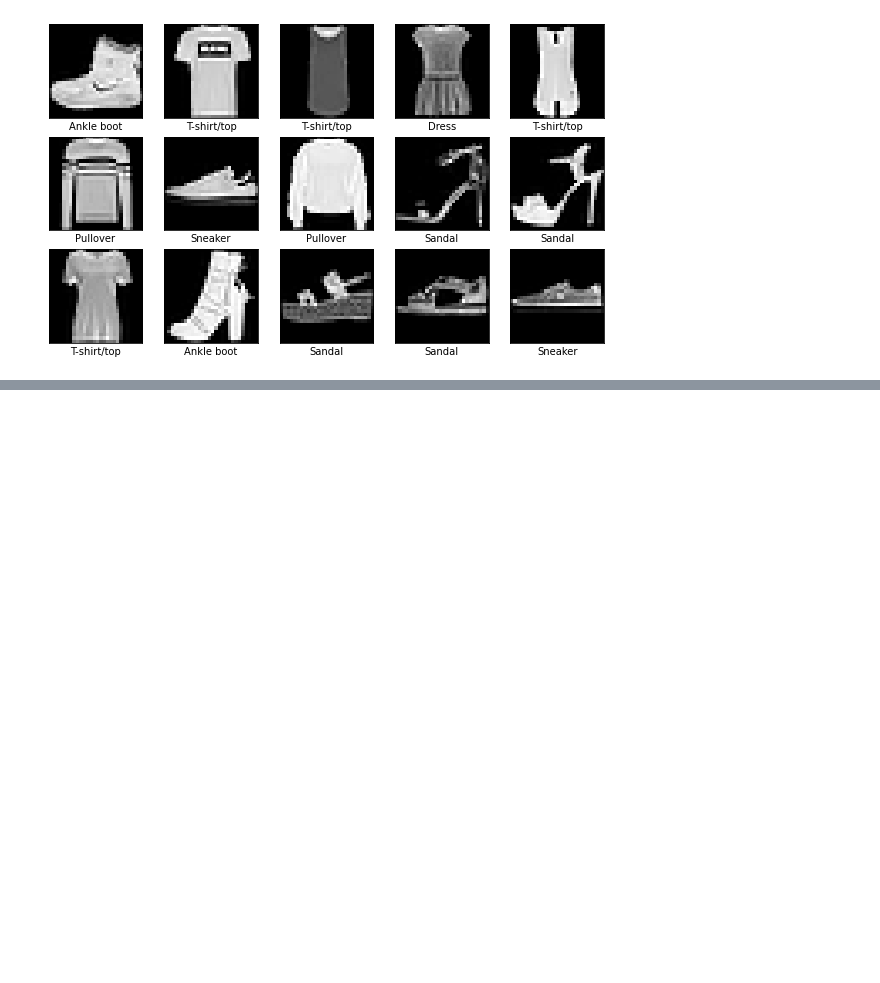
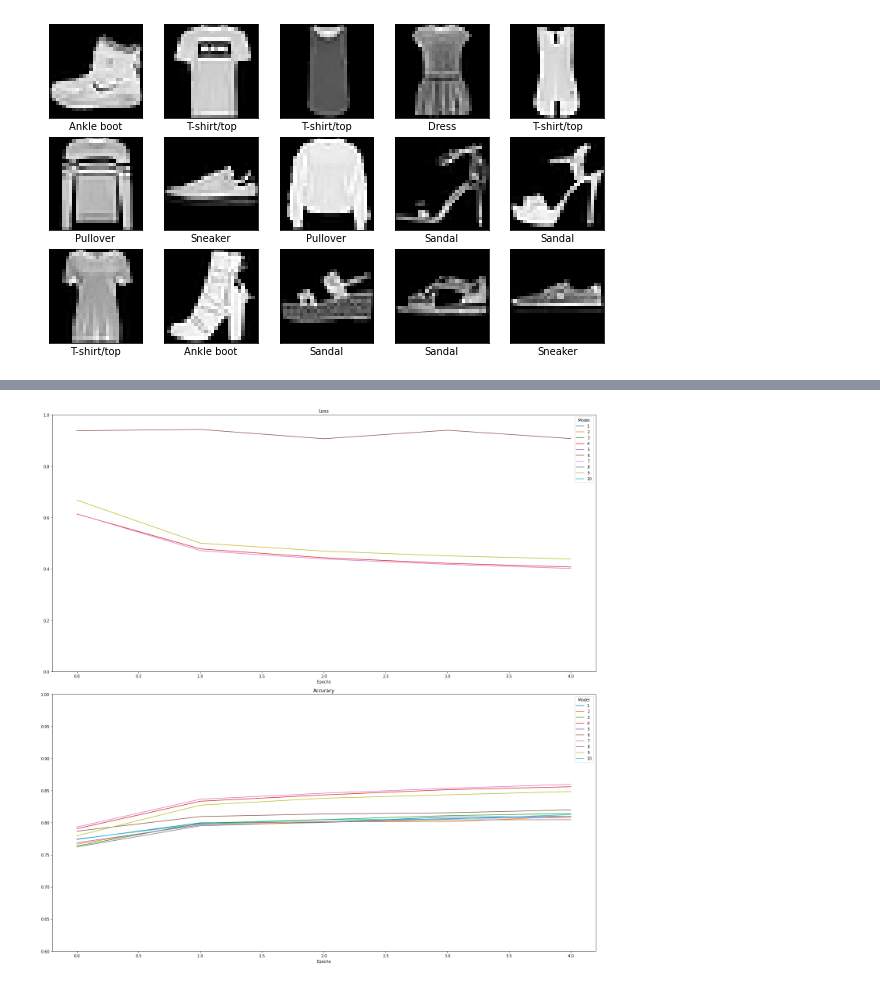
Before and after one commit to andresvc21/Random_Practice_ML, a Jupyter notebook: Homework_M2_Hyperparameter_Optimization.ipynb, the cells around one changed output, grey strips where cells are left out. Saved outputs shown, nothing was run; the diff lists cells and outputs as text; code cells hidden in the pictures; blank space fills up the shorter version.

```diff
--- a/Homework_M2_Hyperparameter_Optimization.ipynb
+++ b/Homework_M2_Hyperparameter_Optimization.ipynb
@@ -49,0 +56,6 @@ plt.show()
+# %%
+#Random values for 4 hyperparametrs
+opt = ['Adam','SGD']
+lr = [0.01, 0.05, 0.1, 0.2, 0.5]
+batch = [8, 16, 32, 64, 128]
+afs = ['sigmoid', 'relu', 'tanh', 'elu']
@@ -49,0 +64,5 @@ plt.show()
+# %%
+#Normalize 0-1
+
+X_train=X_train/255.0
+X_test=X_test/255.0
@@ -49,0 +129,27 @@ plt.show()
+# %%
+historydf = pd.concat(historyList, axis=1)
+metrics_reported = historyList[0].columns
+idx = pd.MultiIndex.from_product([model_number, metrics_reported],
+                                 names=['Model', 'metric'])
+
+historydf.columns = idx
+
+# Plot
+plt.figure(figsize=(20,20))
+
+# Adding subplots
+# Subplot that shows the loss of all ten models
+ax = plt.subplot(211)
+historydf.xs('loss', axis=1, level='metric').plot(ylim=(0,1), ax=ax)
+plt.title("Loss")
+plt.xlabel("Epochs")
+
+# Subplot that shows the accuracy of all ten models
+ax = plt.subplot(212)
+historydf.xs('sparse_categorical_accuracy', axis=1, level='metric').plot(ylim=(0.6,1), ax=ax)
+plt.title("Accuracy")
+plt.xlabel("Epochs")
+
+plt.tight_layout()
+# %% [output]
+[figure, added]
```
Also changed, not shown: parts of 8 cells of this notebook.
